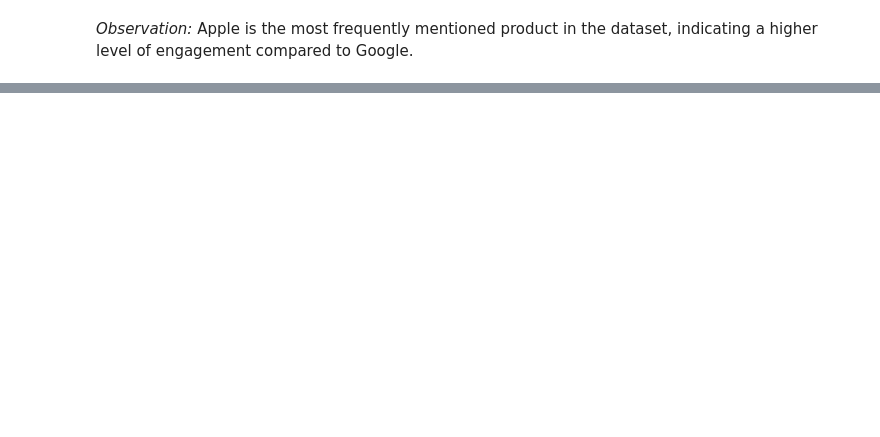
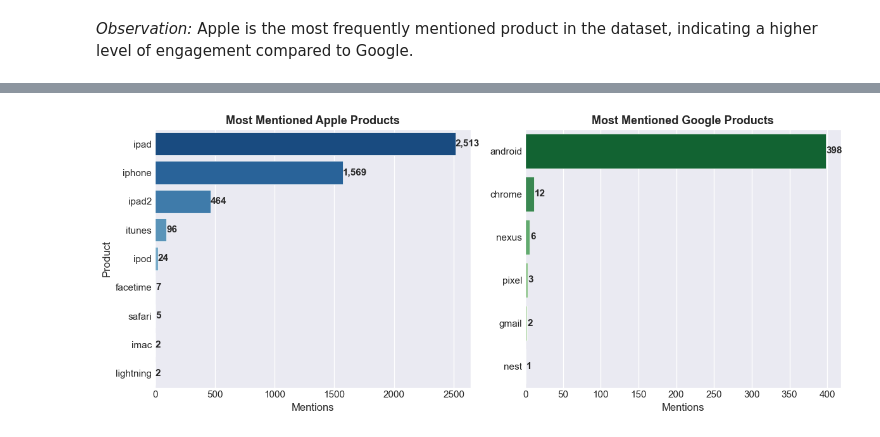
Before and after one commit to Vain-Guy/TechTones, a Jupyter notebook: techtones.ipynb, the cells around one changed output, grey strips where cells are left out. Drawn from its saved outputs; the diff is of its cells as text; code cells hidden in the pictures; blank space fills up the shorter version.

```diff
--- a/techtones.ipynb
+++ b/techtones.ipynb
@@ -657,0 +682,93 @@ plt.show()
+# %%
+# Define brand-specific keyword lists (you can expand as needed)
+apple_keywords = [
+        'iphone', 'ipad', 'itunes', 'ipad2', 'macbook air',
+        'ipod', 'ios', 'macbook pro', 'imac', 'siri', 'lightning',
+        'facetime', 'safari'
+    ]
+
+google_keywords = [
+        'android', 'google maps', 'chrome', 'gmail', 'pixel',
+        'nexus', 'workspace', 'google assistant', 'alexa', 'nest',
+        'google meet', 'duo', 'google ads', 'google pay'
+    ]
+
+# Function to count product mentions
+def count_mentions(tokens_list, keywords):
+    return [token for token in tokens_list if token in keywords]
+
+# Filter mentions per brand
+apple_df = df[df["product"] == "Apple"]
+google_df = df[df["product"] == "Google"]
+
+apple_mentions = Counter(
+    [w for tokens in apple_df["tokens"] for w in count_mentions(tokens, apple_keywords)]
+)
+google_mentions = Counter(
+    [w for tokens in google_df["tokens"] for w in count_mentions(tokens, google_keywords)]
+)
+
+# Convert to DataFrames
+apple_mentions_df = pd.DataFrame(apple_mentions.items(), columns=["Product", "Mentions"]).sort_values(by="Mentions", ascending=False)
+google_mentions_df = pd.DataFrame(google_mentions.items(), columns=["Product", "Mentions"]).sort_values(by="Mentions", ascending=False)
+
+print("=== Apple Product Mentions ===")
+print(apple_mentions_df.to_string(index=False))
+print("\n=== Google Product Mentions ===")
+print(google_mentions_df.to_string(index=False))
+
+# ======= Visualization =======
+sns.set_style("darkgrid")
+fig, axes = plt.subplots(1, 2, figsize=(12, 5))
+
+# Apple plot
+sns.barplot(
+    data=apple_mentions_df,
+    y="Product",
+    x="Mentions",
+    palette="Blues_r",
+    ax=axes[0]
+)
+axes[0].set_title("Most Mentioned Apple Products", fontsize=13, fontweight="semibold")
+axes[0].set_xlabel("Mentions")
+axes[0].set_ylabel("Product")
+
+# Annotate Apple bars
+for i, bar in enumerate(axes[0].patches):
+    axes[0].text(
+        bar.get_width() + 0.5,
+        bar.get_y() + bar.get_height() / 2,
+        f"{int(bar.get_width()):,}",
+        va='center',
+        ha='left',
+        fontsize=11,
+        fontweight='semibold'
+    )
+
+# Google plot
+sns.barplot(
+    data=google_mentions_df,
+    y="Product",
+    x="Mentions",
+    palette="Greens_r",
+    ax=axes[1]
+)
+axes[1].set_title("Most Mentioned Google Products", fontsize=13, fontweight="semibold")
+axes[1].set_xlabel("Mentions")
+axes[1].set_ylabel("")
+
+# Annotate Google bars
+for i, bar in enumerate(axes[1].patches):
+    axes[1].text(
+        bar.get_width() + 0.5,
+        bar.get_y() + bar.get_height() / 2,
+        f"{int(bar.get_width()):,}",
+        va='center',
+        ha='left',
+        fontsize=11,
+        fontweight='semibold'
+    )
+
+plt.tight_layout()
+plt.show()
+# %% [output]
@@ -657,0 +795 @@ plt.show()
+[figure, added]
```
Also changed, not shown: parts of 36 cells of this notebook.
